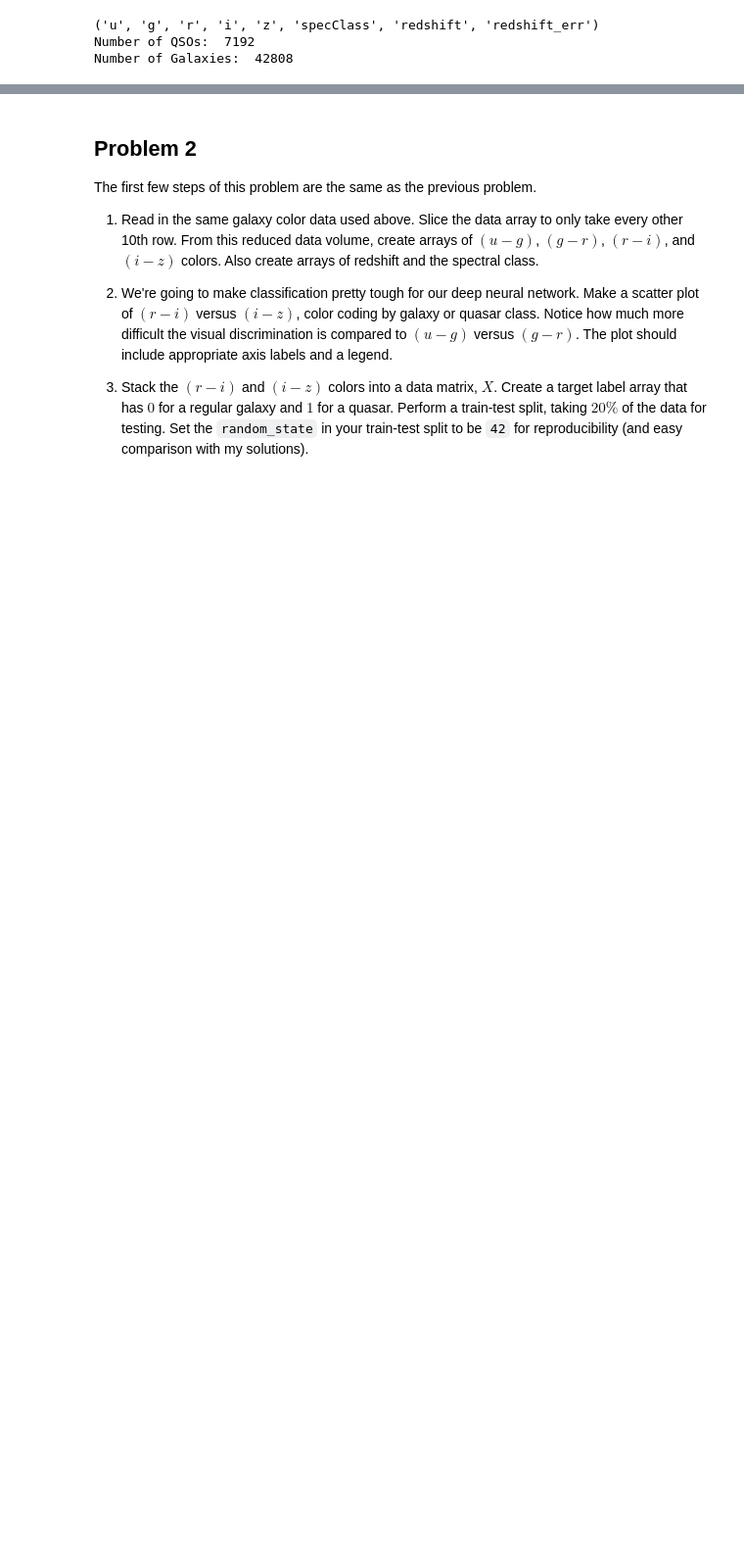
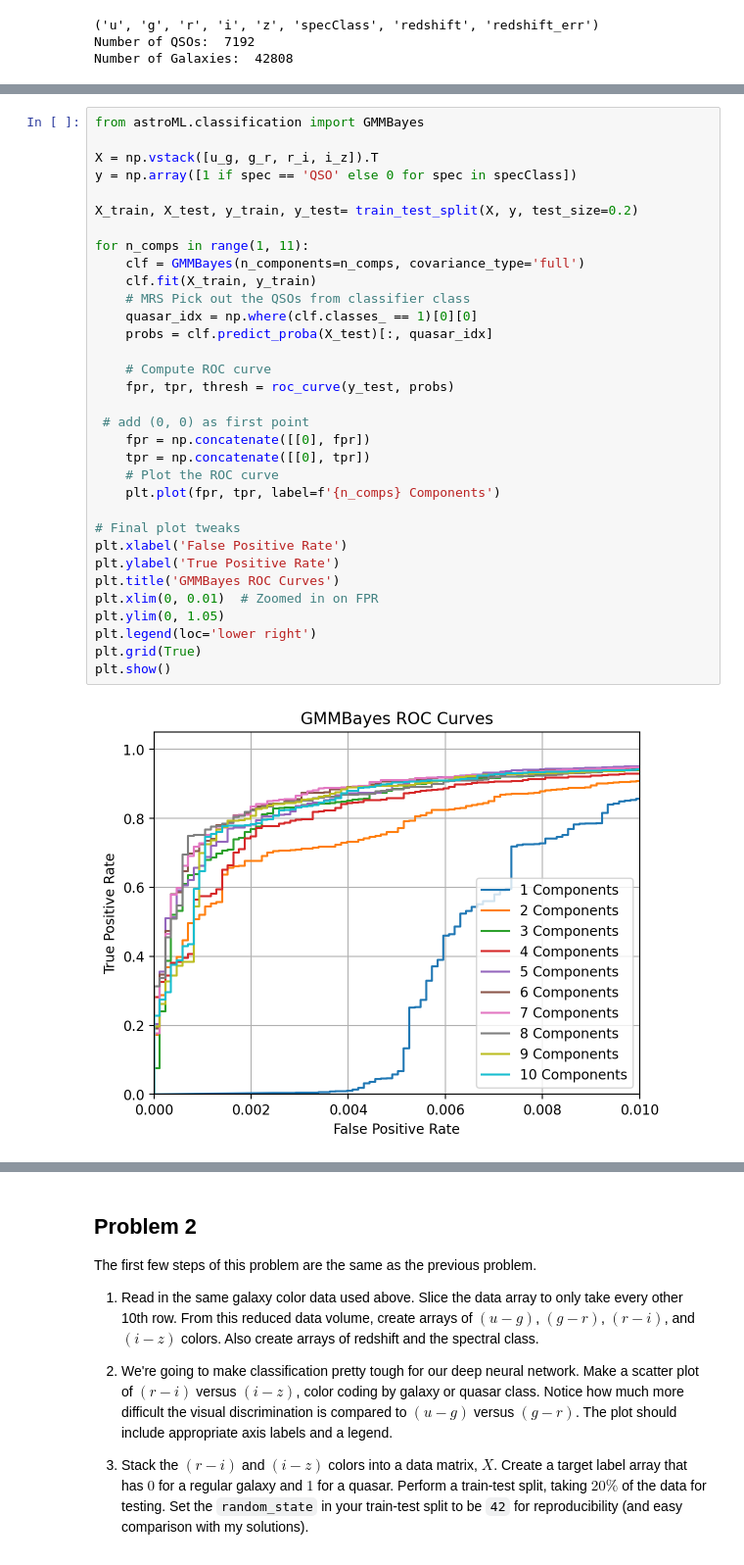
Before and after one commit to VanderbiltAstronomy/astr_8070_s25, a Jupyter notebook: coursework/student_folders/m_rizzosmith/homework/vu_astr8070_s25_hw8_mikerizzosmith.ipynb, the cells around one changed output, grey strips where cells are left out. Shown at 98% size. Saved outputs shown, nothing was run; the diff lists cells and outputs as text; blank space fills up the shorter version.

```diff
--- a/coursework/student_folders/m_rizzosmith/homework/vu_astr8070_s25_hw8_mikerizzosmith.ipynb
+++ b/coursework/student_folders/m_rizzosmith/homework/vu_astr8070_s25_hw8_mikerizzosmith.ipynb
@@ -75,0 +164,35 @@ Number of Galaxies:  42808
+# %%
+from astroML.classification import GMMBayes
+
+X = np.vstack([u_g, g_r, r_i, i_z]).T
+y = np.array([1 if spec == 'QSO' else 0 for spec in specClass])
+
+X_train, X_test, y_train, y_test= train_test_split(X, y, test_size=0.2)
+
+for n_comps in range(1, 11):
+    clf = GMMBayes(n_components=n_comps, covariance_type='full')
+    clf.fit(X_train, y_train)
+    # MRS Pick out the QSOs from classifier class
+    quasar_idx = np.where(clf.classes_ == 1)[0][0]
+    probs = clf.predict_proba(X_test)[:, quasar_idx]
+
+    # Compute ROC curve
+    fpr, tpr, thresh = roc_curve(y_test, probs)
+
+ # add (0, 0) as first point
+    fpr = np.concatenate([[0], fpr])
+    tpr = np.concatenate([[0], tpr])
+    # Plot the ROC curve
+    plt.plot(fpr, tpr, label=f'{n_comps} Components')
+
+# Final plot tweaks
+plt.xlabel('False Positive Rate')
+plt.ylabel('True Positive Rate')
+plt.title('GMMBayes ROC Curves')
+plt.xlim(0, 0.01)  # Zoomed in on FPR
+plt.ylim(0, 1.05)
+plt.legend(loc='lower right')
+plt.grid(True)
+plt.show()
+# %% [output]
+[figure, added]
```
Also changed, not shown: parts of 11 cells of this notebook.
